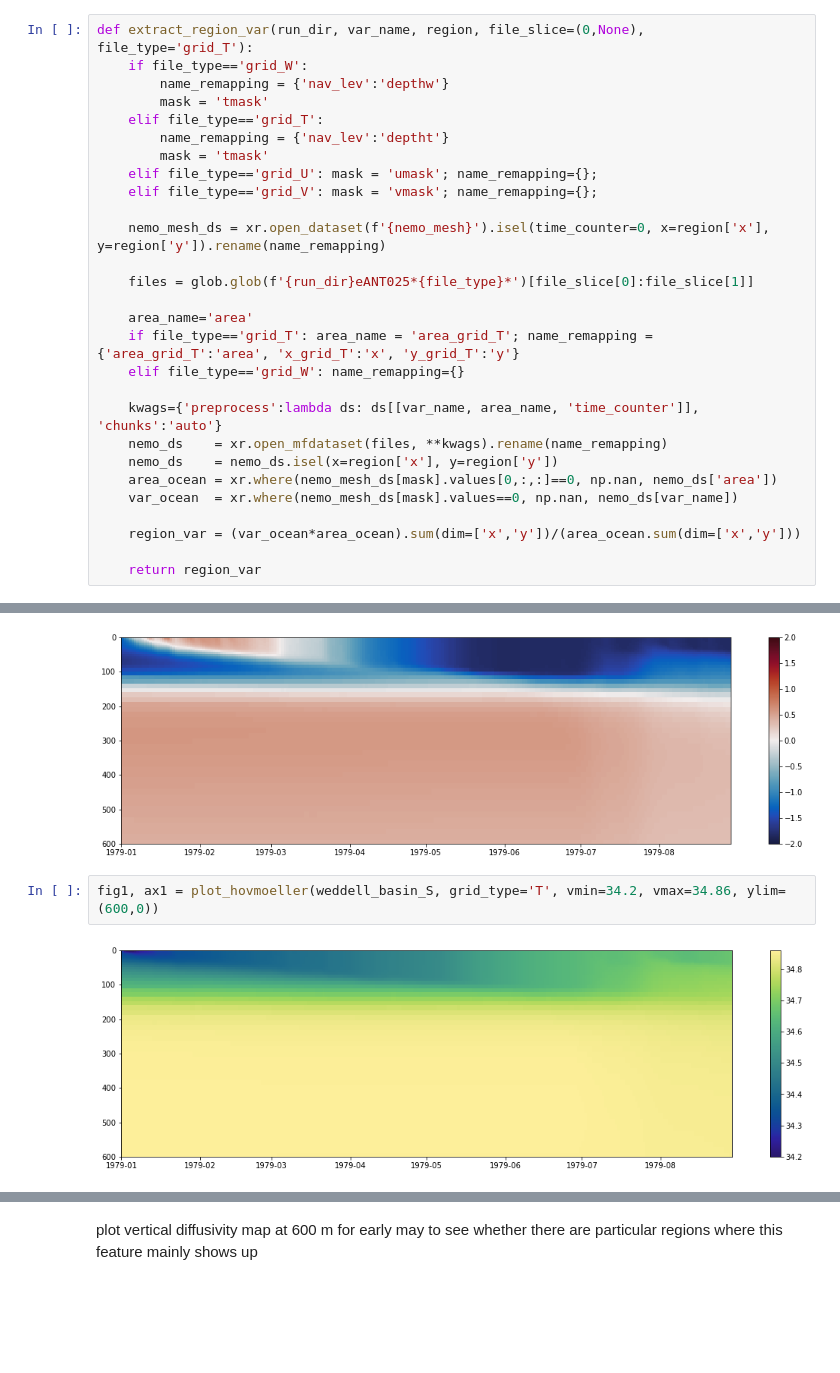
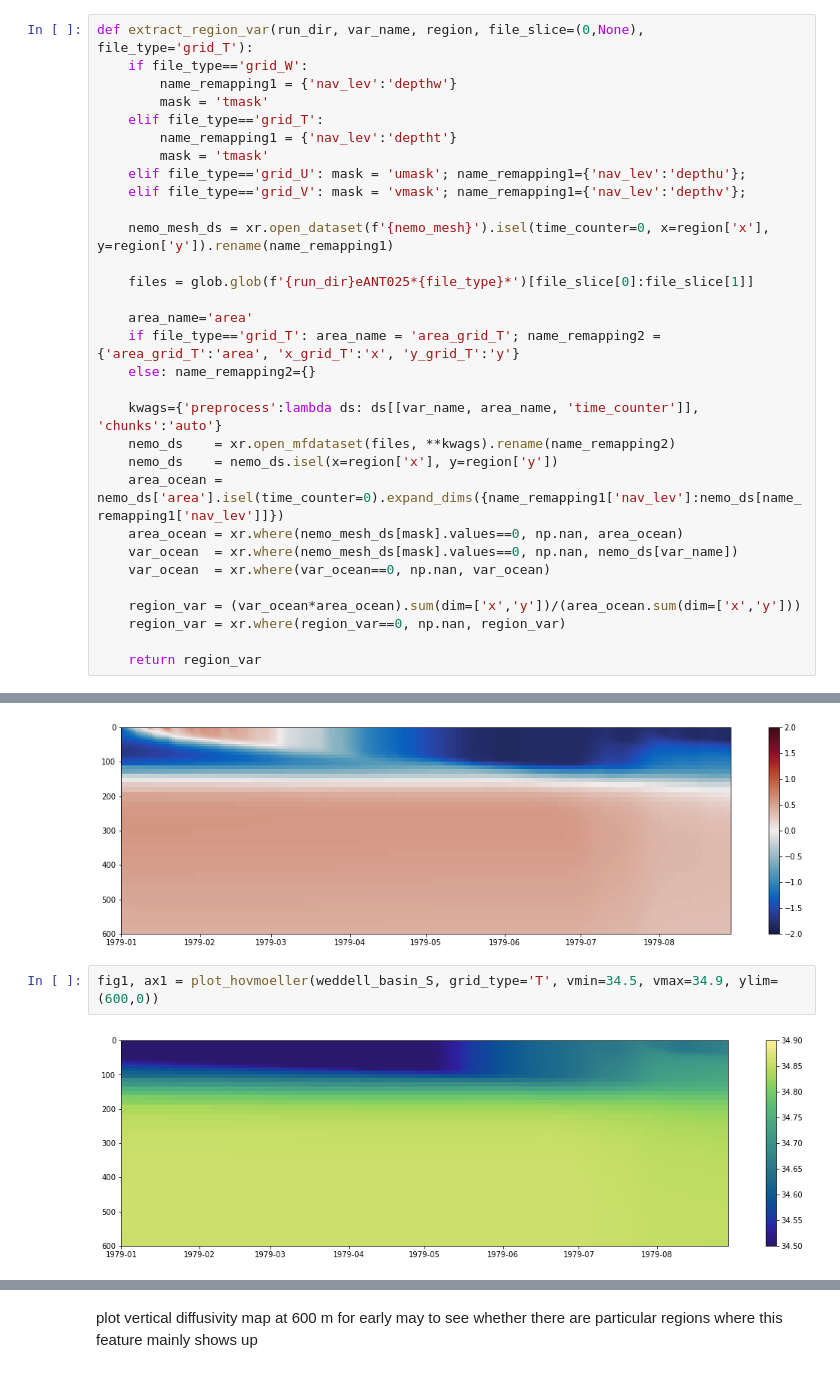
Before and after one commit to brogalla/analysis-birgal, a Jupyter notebook: nemo_config_setup/climate-experiments/vertical-diffusivity.ipynb, the cells around one changed output, grey strips where cells are left out. Saved outputs shown, nothing was run; the diff lists cells and outputs as text; blank space fills up the shorter version.

```diff
--- a/nemo_config_setup/climate-experiments/vertical-diffusivity.ipynb
+++ b/nemo_config_setup/climate-experiments/vertical-diffusivity.ipynb
@@ -24,29 +24,32 @@ Look at what happens just at the shelfbreak:
 # %%
 def extract_region_var(run_dir, var_name, region, file_slice=(0,None), file_type='grid_T'):
     if file_type=='grid_W':
-        name_remapping = {'nav_lev':'depthw'}
+        name_remapping1 = {'nav_lev':'depthw'}
         mask = 'tmask'
     elif file_type=='grid_T':
-        name_remapping = {'nav_lev':'deptht'}
+        name_remapping1 = {'nav_lev':'deptht'}
         mask = 'tmask'
-    elif file_type=='grid_U': mask = 'umask'; name_remapping={};
-    elif file_type=='grid_V': mask = 'vmask'; name_remapping={};
+    elif file_type=='grid_U': mask = 'umask'; name_remapping1={'nav_lev':'depthu'};
+    elif file_type=='grid_V': mask = 'vmask'; name_remapping1={'nav_lev':'depthv'};
 
-    nemo_mesh_ds = xr.open_dataset(f'{nemo_mesh}').isel(time_counter=0, x=region['x'], y=region['y']).rename(name_remapping)
+    nemo_mesh_ds = xr.open_dataset(f'{nemo_mesh}').isel(time_counter=0, x=region['x'], y=region['y']).rename(name_remapping1)
 
     files = glob.glob(f'{run_dir}eANT025*{file_type}*')[file_slice[0]:file_slice[1]]
 
     area_name='area'
-    if file_type=='grid_T': area_name = 'area_grid_T'; name_remapping = {'area_grid_T':'area', 'x_grid_T':'x', 'y_grid_T':'y'}
-    elif file_type=='grid_W': name_remapping={}
+    if file_type=='grid_T': area_name = 'area_grid_T'; name_remapping2 = {'area_grid_T':'area', 'x_grid_T':'x', 'y_grid_T':'y'}
+    else: name_remapping2={}
 
     kwags={'preprocess':lambda ds: ds[[var_name, area_name, 'time_counter']], 'chunks':'auto'}
-    nemo_ds    = xr.open_mfdataset(files, **kwags).rename(name_remapping)
+    nemo_ds    = xr.open_mfdataset(files, **kwags).rename(name_remapping2)
     nemo_ds    = nemo_ds.isel(x=region['x'], y=region['y'])
-    area_ocean = xr.where(nemo_mesh_ds[mask].values[0,:,:]==0, np.nan, nemo_ds['area'])
+    area_ocean = nemo_ds['area'].isel(time_counter=0).expand_dims({name_remapping1['nav_lev']:nemo_ds[name_remapping1['nav_lev']]})
+    area_ocean = xr.where(nemo_mesh_ds[mask].values==0, np.nan, area_ocean)
     var_ocean  = xr.where(nemo_mesh_ds[mask].values==0, np.nan, nemo_ds[var_name])
+    var_ocean  = xr.where(var_ocean==0, np.nan, var_ocean)
 
     region_var = (var_ocean*area_ocean).sum(dim=['x','y'])/(area_ocean.sum(dim=['x','y']))
+    region_var = xr.where(region_var==0, np.nan, region_var)
 
     return region_var
 # %%
@@ -120,9 +123,9 @@ fig1, ax1 = plot_hovmoeller(weddell_basin_T, grid_type='T', vmin=-2, vmax=2, yli
 # %% [output]
 [figure]
 # %%
-fig1, ax1 = plot_hovmoeller(weddell_basin_S, grid_type='T', vmin=34.2, vmax=34.86, ylim=(600,0))
+fig1, ax1 = plot_hovmoeller(weddell_basin_S, grid_type='T', vmin=34.5, vmax=34.9, ylim=(600,0))
 # %% [output]
-[figure, old version]
+[figure, new version]
 # %%
 fig1, ax1 = plot_hovmoeller(weddell_shelf_N2, grid_type='T', vmin=-2e-3, vmax=2e-3, ylim=(1200,0), cmap=cmocean.cm.balance)
 # %% [output]
```
Also changed, not shown: parts of 9 cells of this notebook.
